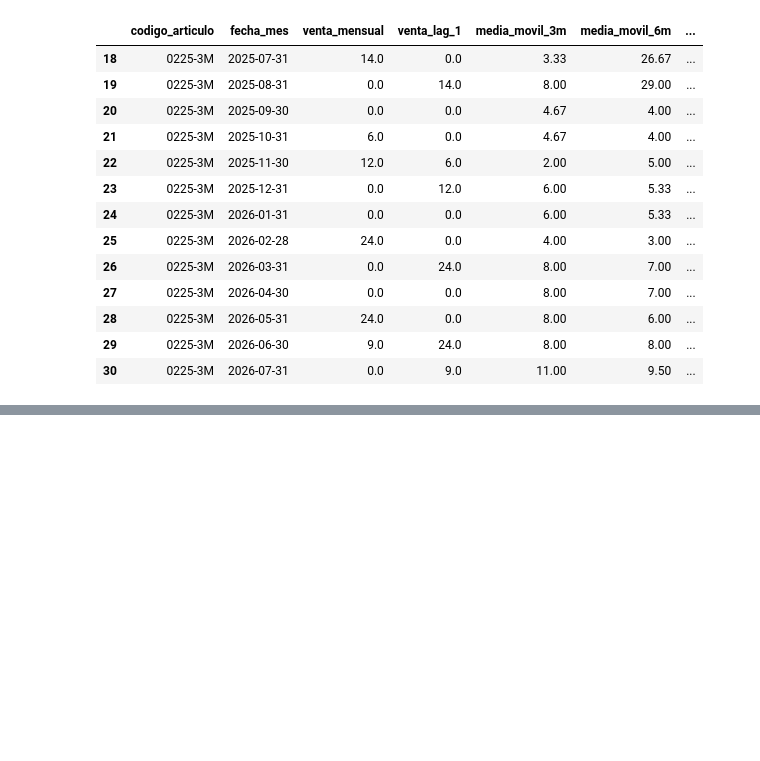
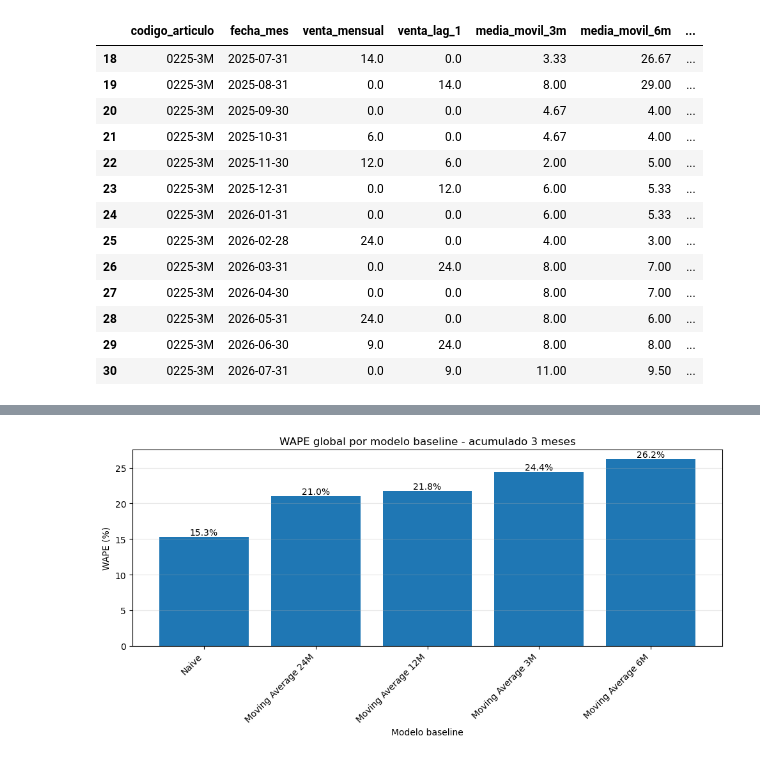
Before and after one commit to choppeb7/Tesis-Master-AI, a Jupyter notebook: 5_Forecast_articulos_clusterizados.ipynb, the cells around one changed output, grey strips where cells are left out. Saved outputs shown, nothing was run; the diff lists cells and outputs as text; code cells hidden in the pictures; blank space fills up the shorter version.

Commit message:
moving average evaluación resultados

```diff
--- a/5_Forecast_articulos_clusterizados.ipynb
+++ b/5_Forecast_articulos_clusterizados.ipynb
@@ -1027,0 +1306,3 @@ KeyError: 'venta_mensual'
+# %%
+df_eval = df_errores_baseline_3m[df_errores_baseline_3m["modelo_baseline"] == "Moving Average 3M"].dropna(subset=["venta_real_test_3m", "prediccion_test_3m"])
+df_eval.info()
@@ -1027,0 +1547,33 @@ KeyError: 'venta_mensual'
+# %%
+# ============================================================
+# 33. Gráfica global de WAPE por modelo baseline
+# ============================================================
+
+df_plot_global = df_metricas_globales_baseline_3m.sort_values("WAPE")
+
+plt.figure(figsize=(10, 5))
+
+plt.bar(
+    df_plot_global["modelo_baseline"],
+    df_plot_global["WAPE"]
+)
+
+plt.title("WAPE global por modelo baseline - acumulado 3 meses")
+plt.xlabel("Modelo baseline")
+plt.ylabel("WAPE (%)")
+plt.xticks(rotation=45, ha="right")
+plt.grid(axis="y", alpha=0.3)
+
+for i, valor in enumerate(df_plot_global["WAPE"]):
+    plt.text(
+        i,
+        valor,
+        f"{valor:.1f}%",
+        ha="center",
+        va="bottom"
+    )
+
+plt.tight_layout()
+plt.show()
+# %% [output]
+[figure, added]
```
Also changed, not shown: parts of 17 cells of this notebook.
